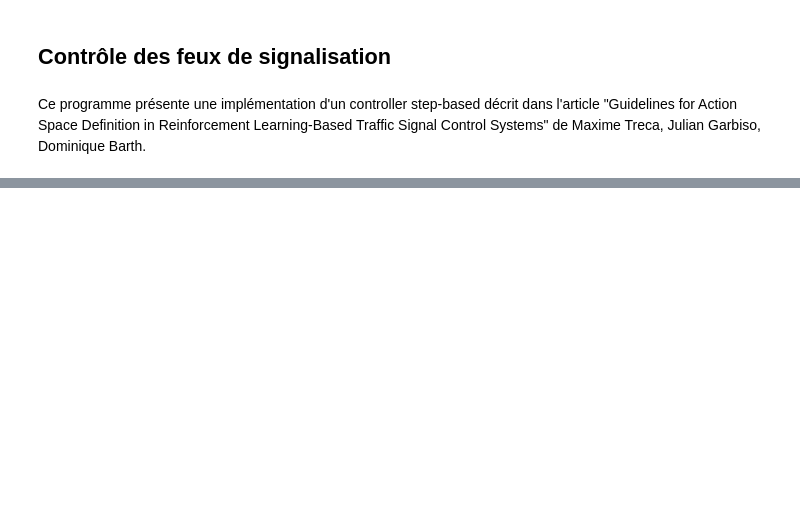
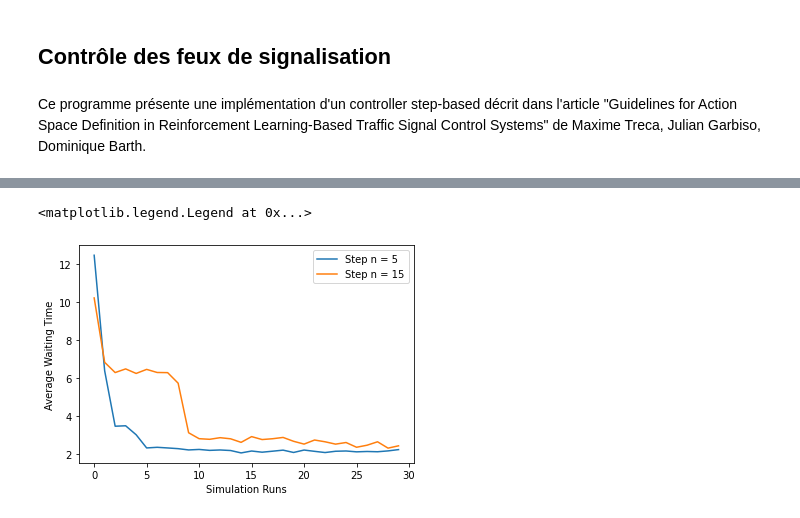
Before and after one commit to YannBgit/OptimisationQLearningCirculationIntersection, a Jupyter notebook: TraficSignalControl.ipynb, the cells around one changed output, grey strips where cells are left out. Saved outputs shown, nothing was run; the diff lists cells and outputs as text; code cells hidden in the pictures; blank space fills up the shorter version.

Commit message:
plot pour différentes valeurs n step

```diff
--- a/TraficSignalControl.ipynb
+++ b/TraficSignalControl.ipynb
@@ -12 +15,12 @@ Un scénario dure 10 000 steps
+# %%
+class Vehicule:
+    def __init__(self, approach):
+        self.approach = approach
+        self.waiting_time = 0
+
+    def update_waiting_time(self):
+        self.waiting_time += 1
+
+    def get_waiting_time(self):
+        return self.waiting_time
 # %%
@@ -262,0 +322,5 @@ Temps d'attente moyen : 6.424200000000001
+# %%
+simul5 = []
+simul15 = []
+simul5 = simulation(nbiter=30,n_step =5,d_min=5,d_max=45, tauxApprentissage=0.01,gamma=0.05,epsilon=0.05)
+simul15 = simulation(nbiter=30,n_step =15,d_min=5,d_max=45, tauxApprentissage=0.01,gamma=0.05,epsilon=0.05)
@@ -262,0 +345,9 @@ Temps d'attente moyen : 6.424200000000001
+# %%
+plt.plot(simul5,  label = 'Step n = 5')
+plt.plot(simul15,  label = 'Step n = 15')
+plt.xlabel('Simulation Runs')
+plt.ylabel('Average Waiting Time')
+plt.legend()
+# %% [output]
+<matplotlib.legend.Legend at 0x...>
+[figure, added]
```
Also changed, not shown: parts of 4 cells of this notebook.
